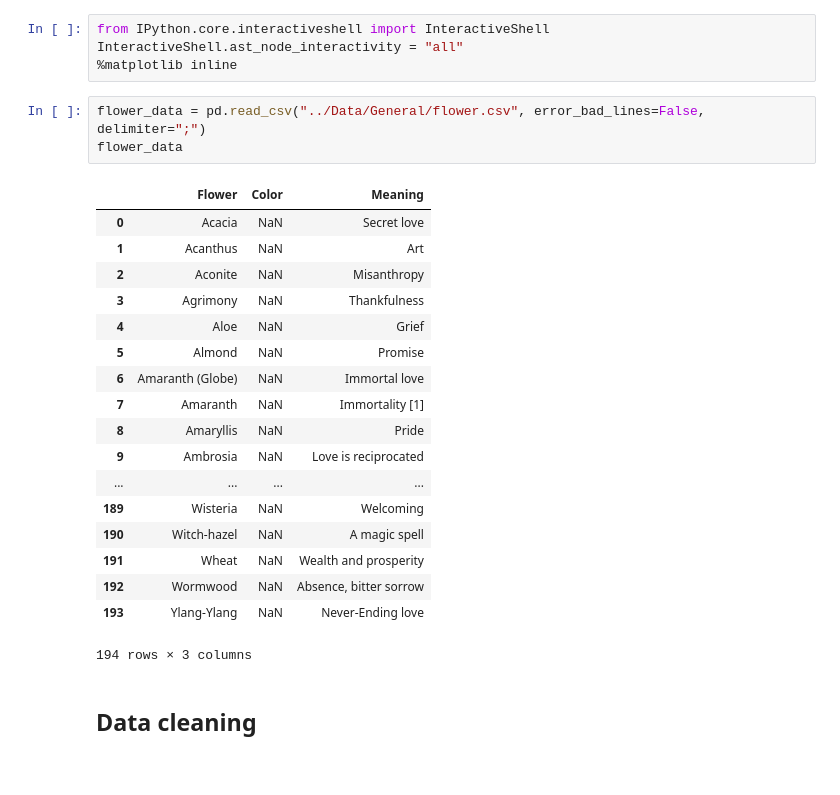
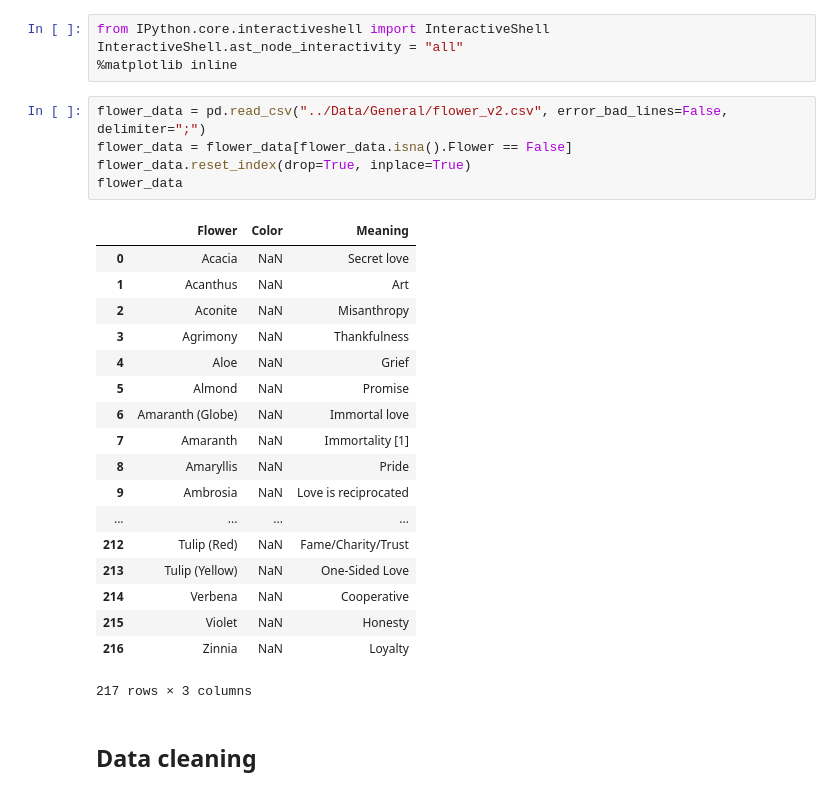
Before and after one commit to jnguyends/flower-meaning, a Jupyter notebook: Notebook/FlowerDataWrangling.ipynb, the cells around one changed output. Cells and saved outputs as stored; diff of their text form.

```diff
--- a/Notebook/FlowerDataWrangling.ipynb
+++ b/Notebook/FlowerDataWrangling.ipynb
@@ -7,27 +7,29 @@ from IPython.core.interactiveshell import InteractiveShell
 InteractiveShell.ast_node_interactivity = "all"
 %matplotlib inline
 # %%
-flower_data = pd.read_csv("../Data/General/flower.csv", error_bad_lines=False, delimiter=";")
+flower_data = pd.read_csv("../Data/General/flower_v2.csv", error_bad_lines=False, delimiter=";")
+flower_data = flower_data[flower_data.isna().Flower == False]
+flower_data.reset_index(drop=True, inplace=True)
 flower_data
 # %% [output]
 |  | Flower | Color | Meaning |
 | 0 | Acacia | NaN | Secret love |
 | 1 | Acanthus | NaN | Art |
 | 2 | Aconite | NaN | Misanthropy |
 | 3 | Agrimony | NaN | Thankfulness |
 | 4 | Aloe | NaN | Grief |
 | 5 | Almond | NaN | Promise |
 | 6 | Amaranth (Globe) | NaN | Immortal love |
 | 7 | Amaranth | NaN | Immortality [1] |
 | 8 | Amaryllis | NaN | Pride |
 | 9 | Ambrosia | NaN | Love is reciprocated |
 | ... | ... | ... | ... |
-| 189 | Wisteria | NaN | Welcoming |
-| 190 | Witch-hazel | NaN | A magic spell |
-| 191 | Wheat | NaN | Wealth and prosperity |
-| 192 | Wormwood | NaN | Absence, bitter sorrow |
-| 193 | Ylang-Ylang | NaN | Never-Ending love |
+| 212 | Tulip (Red) | NaN | Fame/Charity/Trust |
+| 213 | Tulip (Yellow) | NaN | One-Sided Love |
+| 214 | Verbena | NaN | Cooperative |
+| 215 | Violet | NaN | Honesty |
+| 216 | Zinnia | NaN | Loyalty |
-194 rows × 3 columns
+217 rows × 3 columns
 # %% [markdown]
 ## Data cleaning
 # %% [markdown]
```
Also changed, not shown: parts of 4 cells of this notebook, 1 other file.
